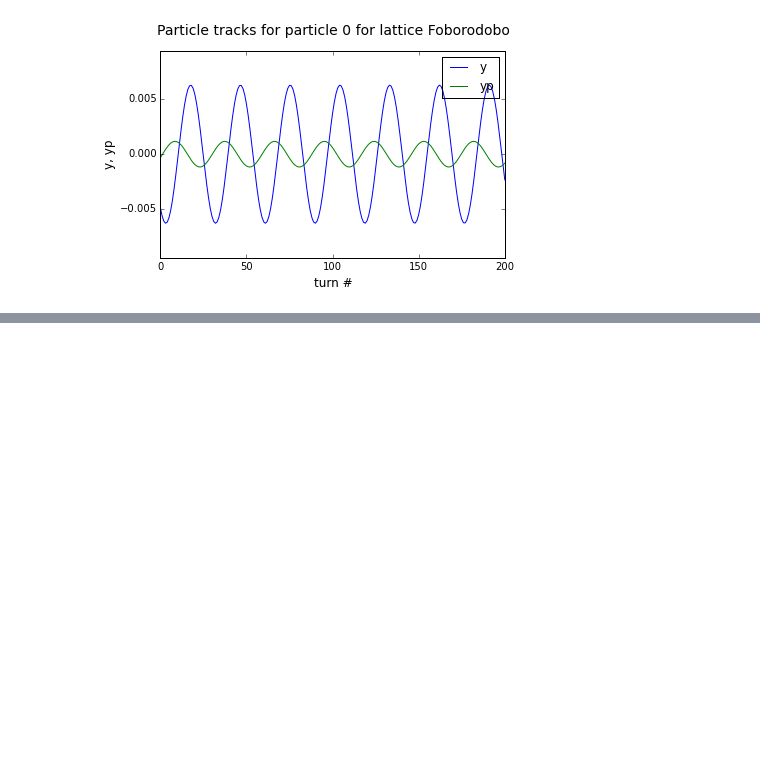
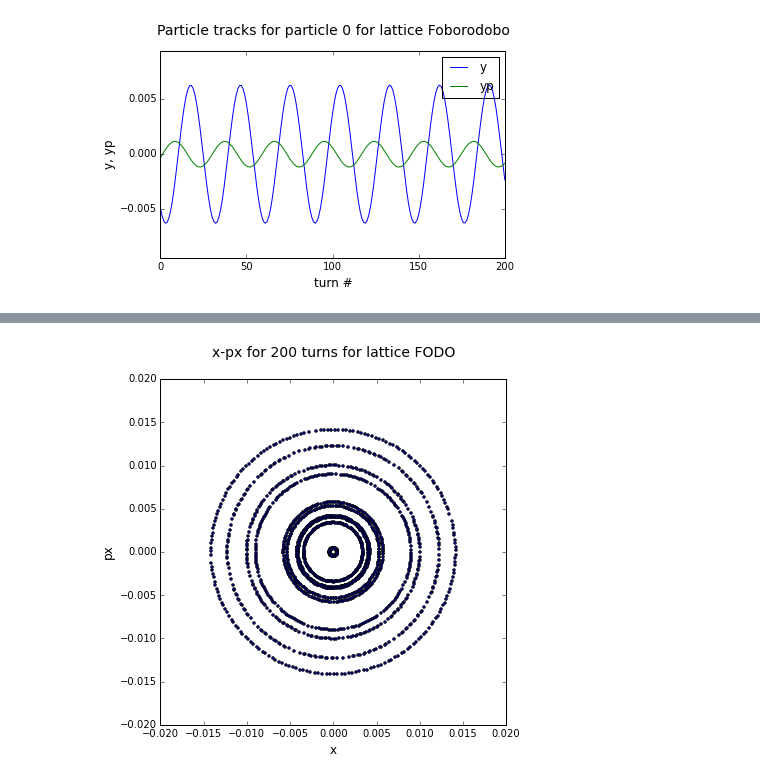
Before and after one commit to lynch829/beamsim, a Jupyter notebook: synergia/notebooks/Synergia_single_particle_diagnostics.ipynb, the cells around one changed output, grey strips where cells are left out. Cells and saved outputs as stored; diff of their text form; code cells hidden in the pictures; blank space fills up the shorter version.

Commit message:
Updated single particle diagnostics notebook

```diff
--- a/synergia/notebooks/Synergia_single_particle_diagnostics.ipynb
+++ b/synergia/notebooks/Synergia_single_particle_diagnostics.ipynb
@@ -670,0 +682,19 @@ singleparticle.track(popts)
+# %%
+from base_diagnostics import options
+from base_diagnostics import singleparticle
+
+
+popts = options.Options()
+popts.lattice_name = 'FODO'
+popts.ID = None
+popts.path = None
+popts.turns = 200
+popts.norm = False
+popts.save = True
+popts.variance = 0.01
+popts.lattice_simulator = lattice_simulator
+popts.plots = ['x','px']
+# %%
+singleparticle.plot_Poincare(popts)
+# %% [output]
+[figure, added]
```
Also changed, not shown: parts of 7 cells of this notebook.
